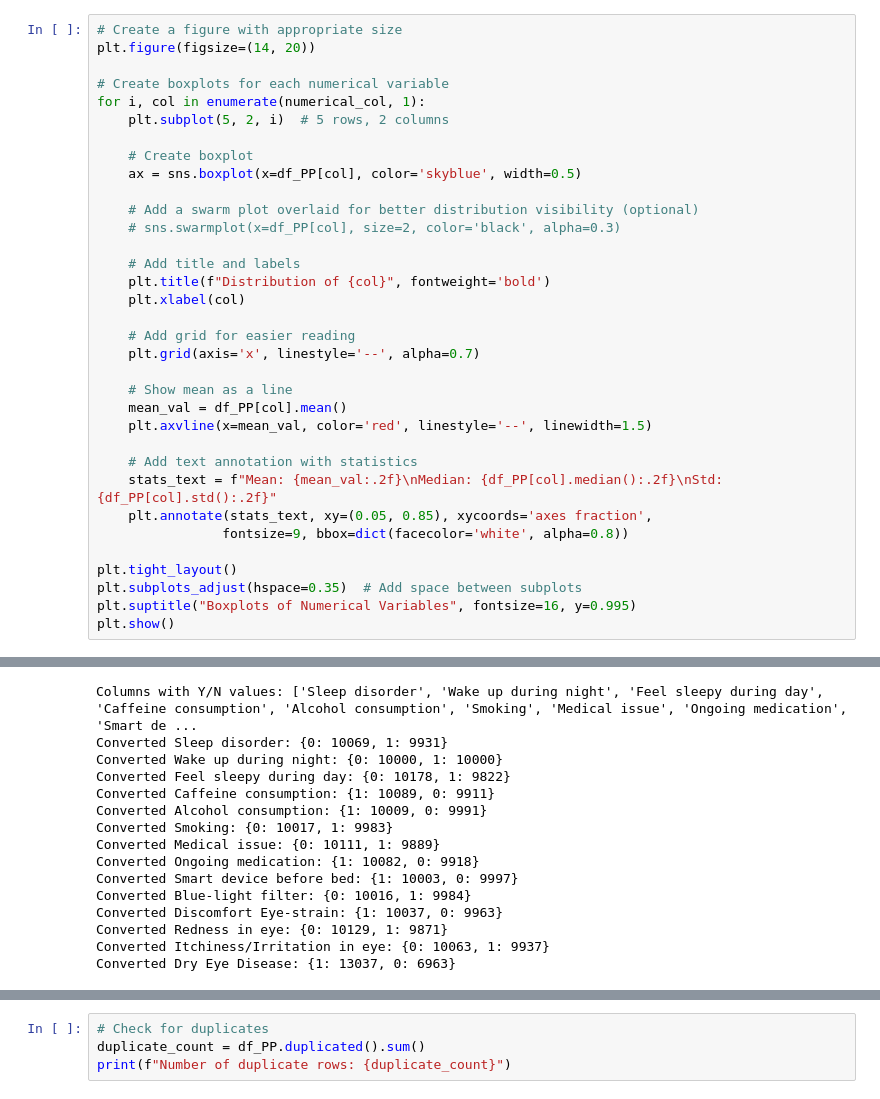
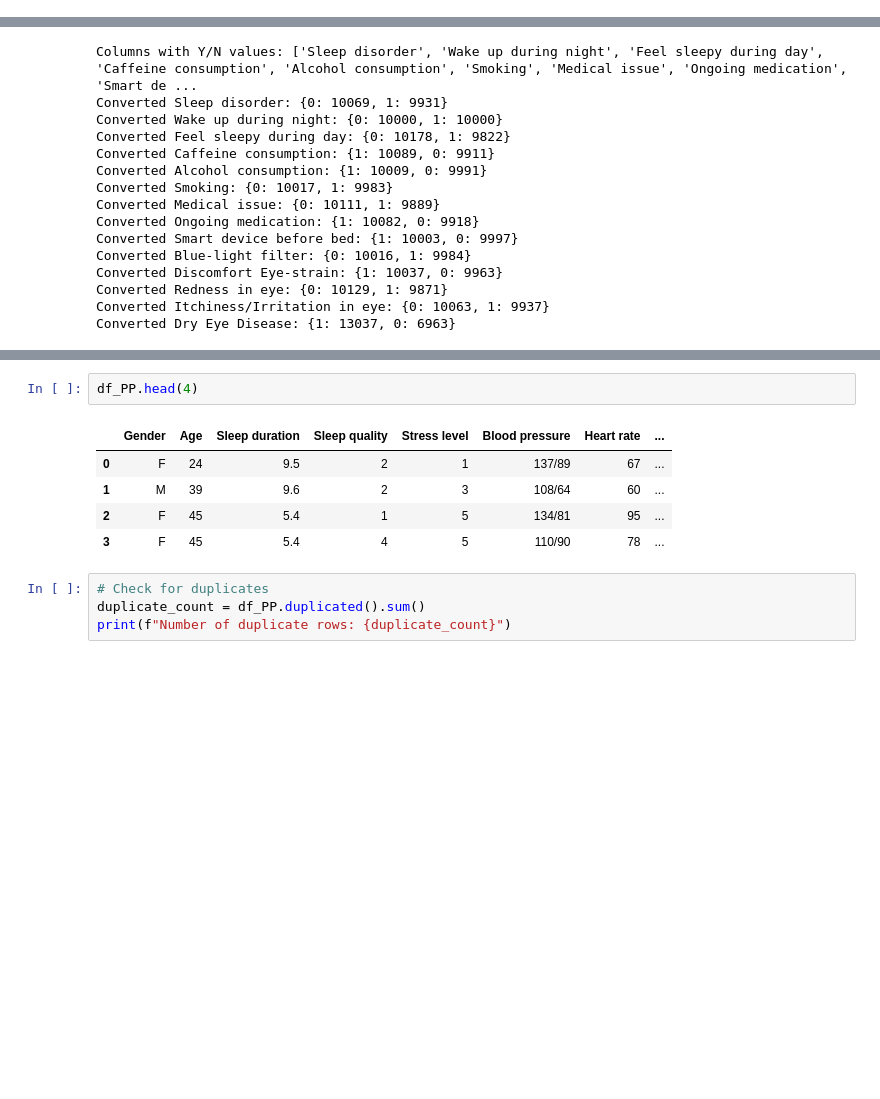
Before and after one commit to adialyssa/Dry-Eye-Disease-Pre-Processing, a Jupyter notebook: dry_eye_dataset(Pre-Processing).ipynb, the cells around one changed output, grey strips where cells are left out. Saved outputs shown, nothing was run; the diff lists cells and outputs as text; blank space fills up the shorter version.

```diff
--- a/dry_eye_dataset(Pre-Processing).ipynb
+++ b/dry_eye_dataset(Pre-Processing).ipynb
@@ -306,34 +61,0 @@ plt.show()
-# %%
-# Create a figure with appropriate size
-plt.figure(figsize=(14, 20))
-
-# Create boxplots for each numerical variable
-for i, col in enumerate(numerical_col, 1):
-    plt.subplot(5, 2, i)  # 5 rows, 2 columns
-
-    # Create boxplot
-    ax = sns.boxplot(x=df_PP[col], color='skyblue', width=0.5)
-
-    # Add a swarm plot overlaid for better distribution visibility (optional)
-    # sns.swarmplot(x=df_PP[col], size=2, color='black', alpha=0.3)
-
-    # Add title and labels
-    plt.title(f"Distribution of {col}", fontweight='bold')
-    plt.xlabel(col)
-
-    # Add grid for easier reading
-    plt.grid(axis='x', linestyle='--', alpha=0.7)
-
-    # Show mean as a line
-    mean_val = df_PP[col].mean()
-    plt.axvline(x=mean_val, color='red', linestyle='--', linewidth=1.5)
-
-    # Add text annotation with statistics
-    stats_text = f"Mean: {mean_val:.2f}\nMedian: {df_PP[col].median():.2f}\nStd: {df_PP[col].std():.2f}"
-    plt.annotate(stats_text, xy=(0.05, 0.85), xycoords='axes fraction',
-                fontsize=9, bbox=dict(facecolor='white', alpha=0.8))
-
-plt.tight_layout()
-plt.subplots_adjust(hspace=0.35)  # Add space between subplots
-plt.suptitle("Boxplots of Numerical Variables", fontsize=16, y=0.995)
-plt.show()
@@ -468,3 +108,11 @@ plt.show()
+# %%
+df_PP.head(4)
+# %% [output]
+|  | Gender | Age | Sleep duration | Sleep quality | Stress level | Blood pressure | Heart rate | ... |
+| 0 | F | 24 | 9.5 | 2 | 1 | 137/89 | 67 | ... |
+| 1 | M | 39 | 9.6 | 2 | 3 | 108/64 | 60 | ... |
+| 2 | F | 45 | 5.4 | 1 | 5 | 134/81 | 95 | ... |
+| 3 | F | 45 | 5.4 | 4 | 5 | 110/90 | 78 | ... |
 # %%
 # Check for duplicates
 duplicate_count = df_PP.duplicated().sum()
```
Also changed, not shown: parts of 27 cells of this notebook, 2 other files.
